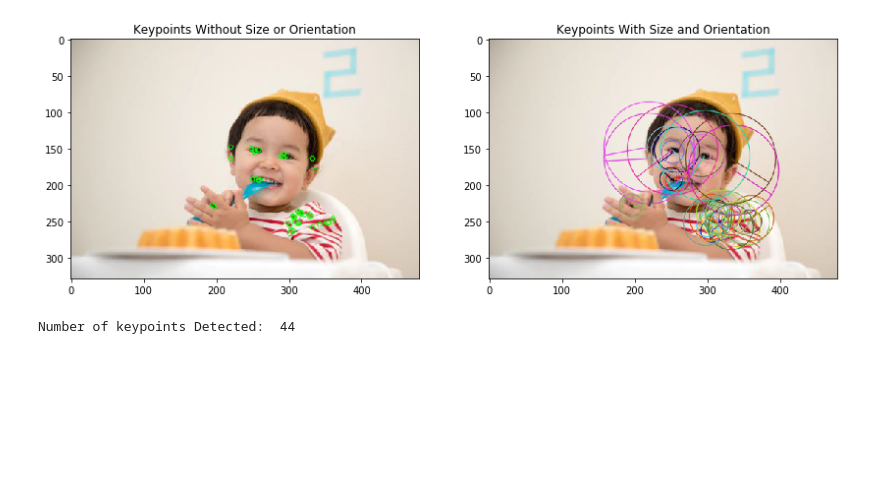
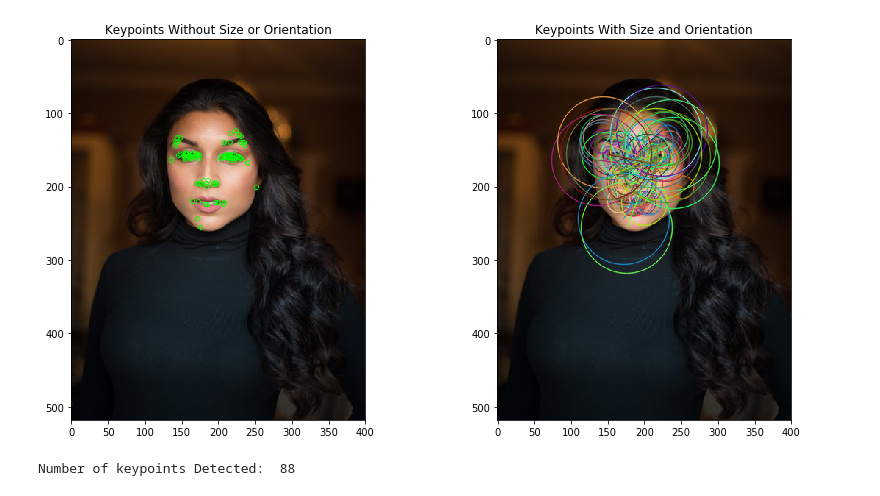
Before and after one commit to sethbunke/Computer-Vision-Starter, a Jupyter notebook: ORB.ipynb, the cells around one changed output. Drawn from its saved outputs; the diff is of its cells as text; code cells hidden in the pictures; blank space fills up the shorter version.

```diff
--- a/ORB.ipynb
+++ b/ORB.ipynb
@@ -7,7 +7,7 @@ import matplotlib.pyplot as plt
 # Set the default figure size
 plt.rcParams['figure.figsize'] = [20,10]
 
-img_path = '.\images\kid.jpg' # '.\images\test2.jpg' #'.\images\kid.jpg' #'images/faces.png'
+img_path = '.\images\w3.jpg' # '.\images\kid.jpg' # '.\images\test2.jpg' #'.\images\kid.jpg' #'images/faces.png'
 # Load the training image
 image = cv2.imread(img_path)
 
@@ -36,35 +36,35 @@ plt.rcParams['figure.figsize'] = [14.0, 7.0]
 
 # Set the parameters of the ORB algorithm by specifying the maximum number of keypoints to locate and
 # the pyramid decimation ratio
-orb = cv2.ORB_create(50, 2.0)
+orb = cv2.ORB_create(100, 2.0)
 
 # Find the keypoints in the gray scale training image and compute their ORB descriptor.
 # The None parameter is needed to indicate that we are not using a mask.
 keypoints, descriptor = orb.detectAndCompute(training_gray, None)
 
 # Create copies of the training image to draw our keypoints on
 keyp_without_size = copy.copy(training_image)
 keyp_with_size = copy.copy(training_image)
 
 # Draw the keypoints without size or orientation on one copy of the training image
 cv2.drawKeypoints(training_image, keypoints, keyp_without_size, color = (0, 255, 0))
 
 # Draw the keypoints with size and orientation on the other copy of the training image
 cv2.drawKeypoints(training_image, keypoints, keyp_with_size, flags = cv2.DRAW_MATCHES_FLAGS_DRAW_RICH_KEYPOINTS)
 
 # Display the image with the keypoints without size or orientation
 plt.subplot(121)
 plt.title('Keypoints Without Size or Orientation')
 plt.imshow(keyp_without_size)
 
 # Display the image with the keypoints with size and orientation
 plt.subplot(122)
 plt.title('Keypoints With Size and Orientation')
 plt.imshow(keyp_with_size)
 plt.show()
 
 # Print the number of keypoints detected
 print("\nNumber of keypoints Detected: ", len(keypoints))
 # %% [output]
-[figure, old version]
+[figure, new version]
-Number of keypoints Detected:  44
+Number of keypoints Detected:  88
```
Also changed, not shown: parts of 1 cell of this notebook, 19 other files.
